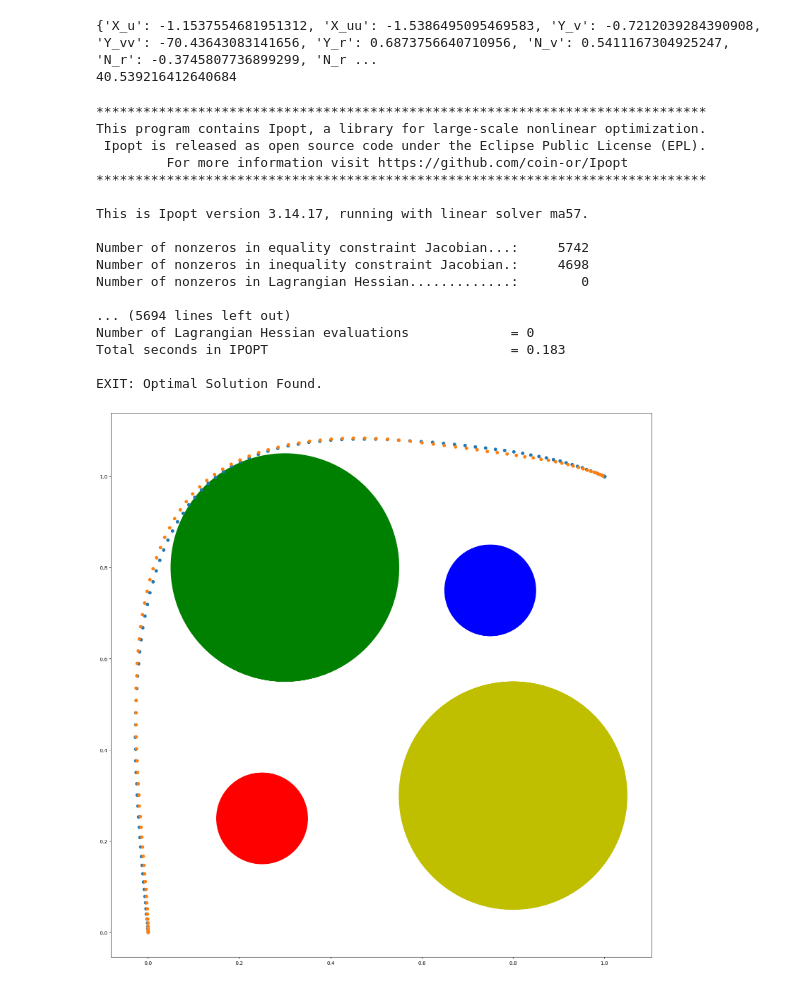
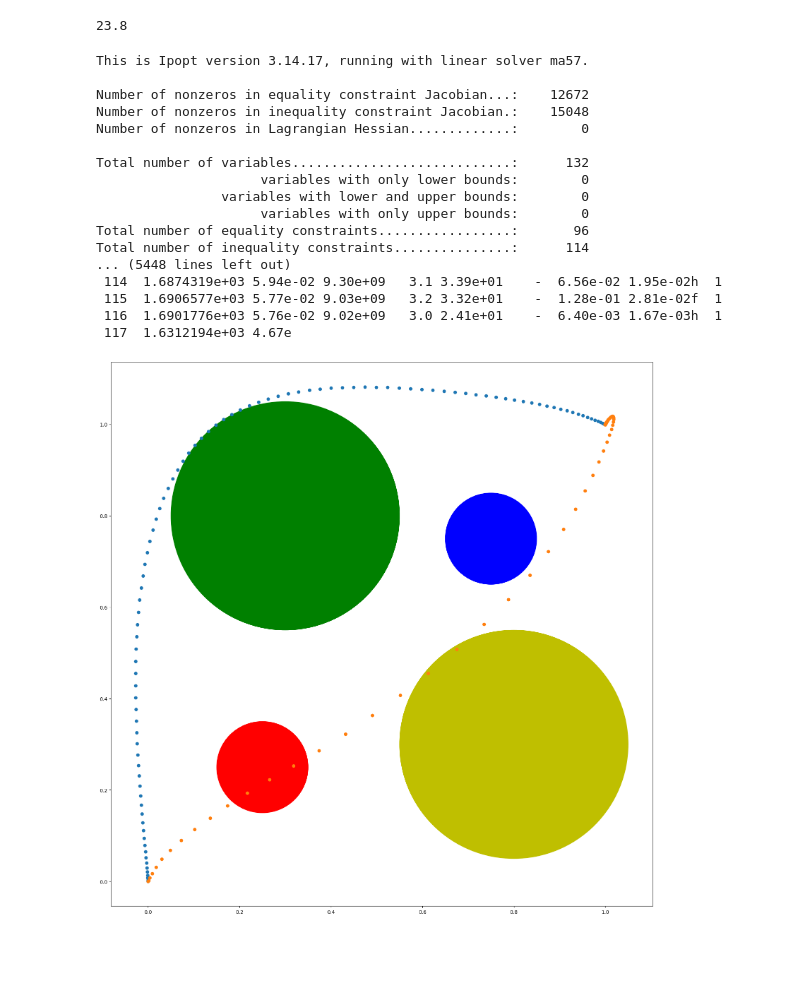
Before and after one commit to robomechanics/usv-testing, a Jupyter notebook: test_mpc.ipynb, the cells around one changed output. Cells and saved outputs as stored; diff of their text form; code cells hidden in the pictures; blank space fills up the shorter version.

Commit message:
Testing with barrier functions and trajectory free MPC

```diff
--- a/test_mpc.ipynb
+++ b/test_mpc.ipynb
@@ -12,11 +12,11 @@ dt = 0.1
 ns = 6
 nu = 3
 
-N_mpc = 10
+N_mpc = 15 # default 10
 N_sim = N + N_mpc
 
 # Cost matrices
-Qvec = 3*np.ones(ns)
+Qvec = 0.1*np.ones(ns) # default 3
 Rvec = np.ones(nu)
 Qfvec = 10*np.ones(ns)
 
@@ -26,11 +26,19 @@ Sf = Sload[-1]
 Sref = np.tile(Sf, (N_sim, 1))
 Sref[:N] = Sload
 
-model = VesselModel(mismatch=True)
+# Obstacle States
+num_obstacles = 2
+obstacles = np.zeros((num_obstacles,6))
+radii = np.zeros(num_obstacles)
+obstacles[0, 0:2] = [0.25, 0.25]
+obstacles[1, 0:2] = [0.75, 0.75]
+radii[0] = 0.10
+radii[1] = 0.10
+
+model = VesselModel(mismatch=False)
 print(model.m)
 # %% [output]
-{'X_u': -1.1537554681951312, 'X_uu': -1.5386495095469583, 'Y_v': -0.7212039284390908, 'Y_vv': -70.43643083141656, 'Y_r': 0.6873756640710956, 'N_v': 0.5411167304925247, 'N_r': -0.3745807736899299, 'N_r ...
-40.539216412640684
+23.8
 # %%
 U_soln = np.zeros((N-1, nu))
 S_soln = np.zeros((N, ns))
@@ -38,53 +46,55 @@ S_soln[0] = Sref[0]
 
 for i in range(N-1):
     s0 = S_soln[i]
-    sf = Sref[i+N_mpc-1]
+    #sf = Sref[i+N_mpc-1] # use for solving following a trajectory
+    sf = Sref[-1] # use for solving a problem without an existing trajectory
     sref = Sref[i:i+N_mpc]
-    trajoptimizer = MPC(model, N_mpc, ns, nu, dt, Qvec, Rvec, Qfvec, s0, sf, sref)
+    trajoptimizer = MPC(model, N_mpc, ns, nu, dt, Qvec, Rvec, Qfvec, s0, sf, sref, obstacles, radii)
     trajoptimizer.exec_MPC()
     S, U = trajoptimizer.flat2vec(trajoptimizer.sol.x)
     U_soln[i] = U[0]
     S_soln[i+1] = model.rk4(s0, U[0], dt)
 # %% [output]
-******************************************************************************
-This program contains Ipopt, a library for large-scale nonlinear optimization.
- Ipopt is released as open source code under the Eclipse Public License (EPL).
-         For more information visit https://github.com/coin-or/Ipopt
-******************************************************************************
-
 This is Ipopt version 3.14.17, running with linear solver ma57.
 
-Number of nonzeros in equality constraint Jacobian...:     5742
-Number of nonzeros in inequality constraint Jacobian.:     4698
+Number of nonzeros in equality constraint Jacobian...:    12672
+Number of nonzeros in inequality constraint Jacobian.:    15048
 Number of nonzeros in Lagrangian Hessian.............:        0
 
-... (5694 lines left out)
-Number of Lagrangian Hessian evaluations             = 0
-Total seconds in IPOPT                               = 0.183
-
-EXIT: Optimal Solution Found.
+Total number of variables............................:      132
+                     variables with only lower bounds:        0
+                variables with lower and upper bounds:        0
+                     variables with only upper bounds:        0
+Total number of equality constraints.................:       96
+Total number of inequality constraints...............:      114
+... (5448 lines left out)
+ 114  1.6874319e+03 5.94e-02 9.30e+09   3.1 3.39e+01    -  6.56e-02 1.95e-02h  1
+ 115  1.6906577e+03 5.77e-02 9.03e+09   3.2 3.32e+01    -  1.28e-01 2.81e-02f  1
+ 116  1.6901776e+03 5.76e-02 9.02e+09   3.0 2.41e+01    -  6.40e-03 1.67e-03h  1
+ 117  1.6312194e+03 4.67e
 # %%
 Sfwd = np.zeros((N,ns))
 Sfwd[0] = Sref[0]
 for i in range(N-1):
     Sn = Sfwd[i]
     Un = U_soln[i]
     Sfwd[i+1] = model.rk4(Sn, Un, dt)
 
-ps = Sfwd.T
+#ps = Sfwd.T
+ps = S_soln.T
 ps_ref = Sref.T
 fig, axes = plt.subplots(1, 1, figsize=(20, 20))
 circle1 = plt.Circle((0.25, 0.25), 0.1, color='r')
 circle2 = plt.Circle((0.3, 0.8), 0.25, color='g')
 circle3 = plt.Circle((0.75, 0.75), 0.1, color='b')
 circle4 = plt.Circle((0.8, 0.3), 0.25, color='y')
 axes.add_patch(circle1)
 axes.add_patch(circle2)
 axes.add_patch(circle3)
 axes.add_patch(circle4)
 axes.scatter(ps_ref[1], ps_ref[0])
 axes.scatter(ps[1], ps[0])
 axes.set_aspect('equal', adjustable='box')
 plt.show()
 # %% [output]
-[figure, old version]
+[figure, new version]
```
Also changed, not shown: 4 other files.
